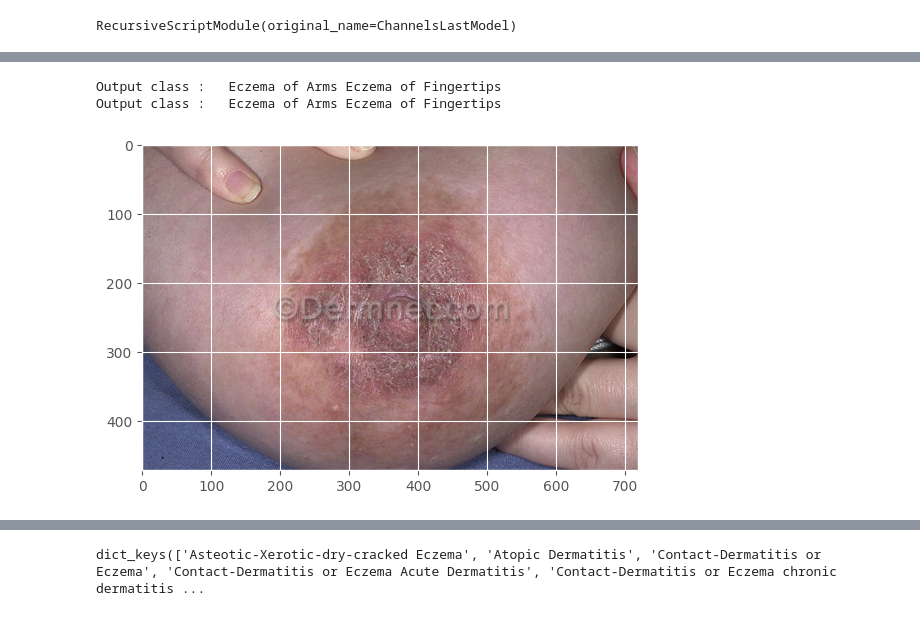
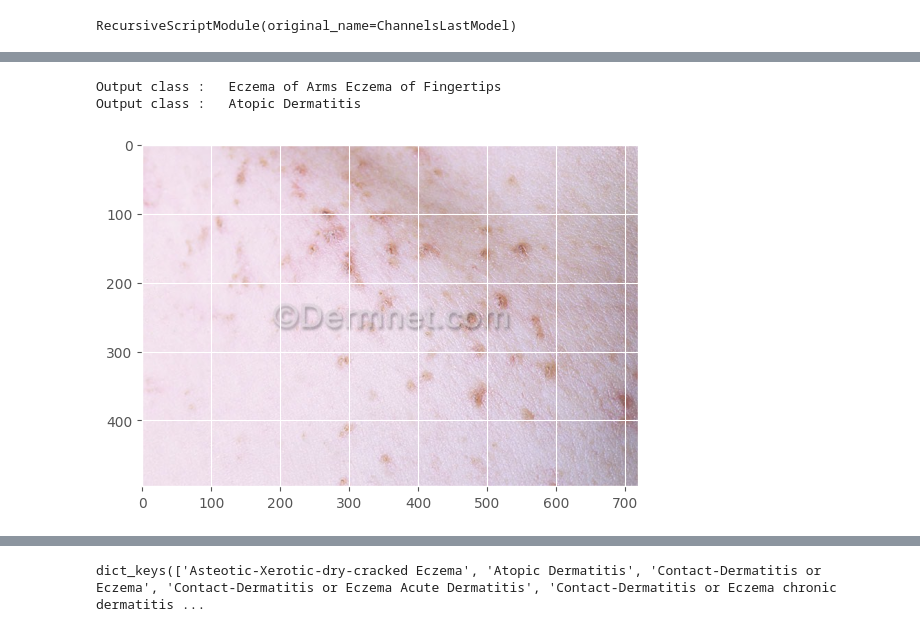
Before and after one commit to gadkaridarshan/emap, a Jupyter notebook: resnet_train.ipynb, the cells around one changed output, grey strips where cells are left out. Saved outputs shown, nothing was run; the diff lists cells and outputs as text; code cells hidden in the pictures.

Commit message:
updated predict images

```diff
--- a/resnet_train.ipynb
+++ b/resnet_train.ipynb
@@ -276,12 +276,12 @@ def predict(model, test_image_name):
  28: 'anal excoriation anal eczema'}
 # %%
 # predict(model=model, test_image_name=f'{IMAGENET_PATH}/train/Eczema Dyshidrosis/Dyshidrosis-51.jpg')
-for i in [2,3]:
-    predict(model=model, test_image_name=f'/Users/darshangadkari/Documents/Homeopath/data/trainDrSK/Eczema Trunk Generalized Areolar Eczema/eczema-areola-{i}.jpg')
+for i in [44,45]:
+    predict(model=model, test_image_name=f'/Users/darshangadkari/Documents/Homeopath/data/test/Bullous Disease Photos/dariers-disease-{i}.jpg')
 # %% [output]
 Output class :   Eczema of Arms Eczema of Fingertips
-Output class :   Eczema of Arms Eczema of Fingertips
+Output class :   Atopic Dermatitis
-[figure, old version]
+[figure, new version]
 # %%
 model.eval()
 # %% [output]
```
